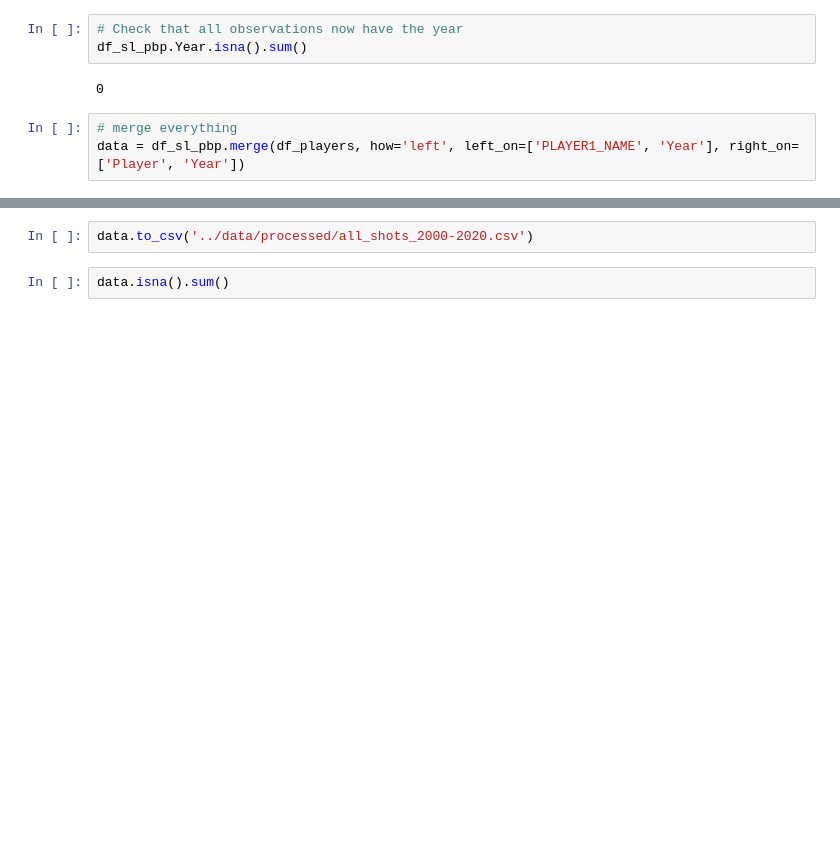
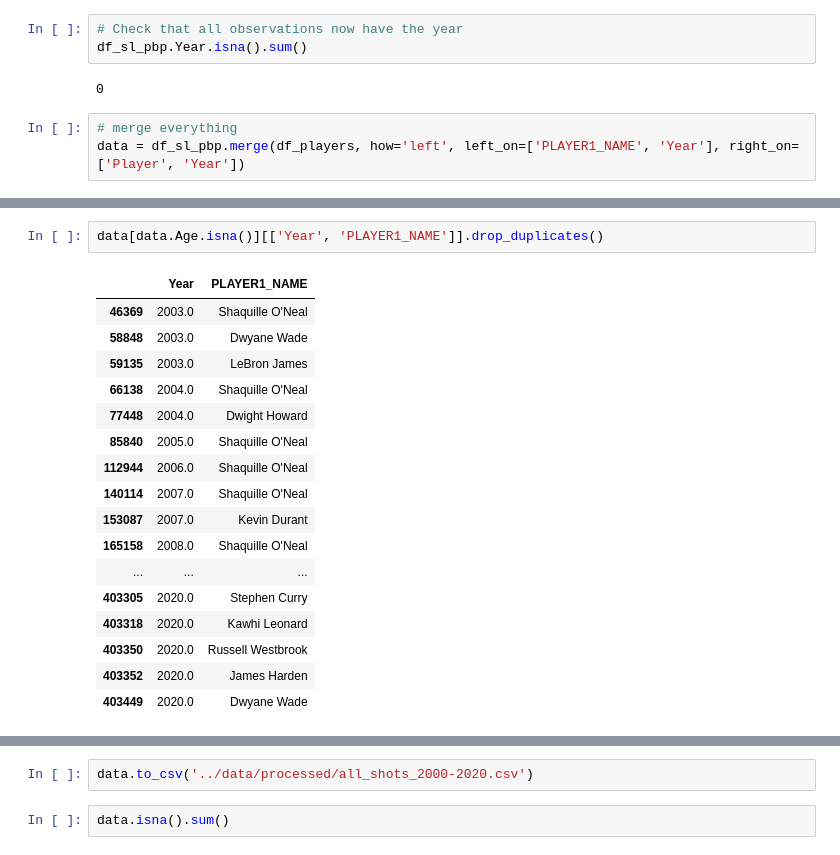
Before and after one commit to DataScientest-Studio/fev24_cds_nba1, a Jupyter notebook: notebooks/3.0-merge_datasets.ipynb, the cells around one changed output, grey strips where cells are left out. Saved outputs shown, nothing was run; the diff lists cells and outputs as text; blank space fills up the shorter version.

```diff
--- a/notebooks/3.0-merge_datasets.ipynb
+++ b/notebooks/3.0-merge_datasets.ipynb
@@ -136,0 +188,20 @@ data = data.drop(['VIDEO_AVAILABLE_FLAG', 'Game ID', 'Game Event ID', 'Player Na
+# %%
+data[data.Age.isna()][['Year', 'PLAYER1_NAME']].drop_duplicates()
+# %% [output]
+|  | Year | PLAYER1_NAME |
+| 46369 | 2003.0 | Shaquille O'Neal |
+| 58848 | 2003.0 | Dwyane Wade |
+| 59135 | 2003.0 | LeBron James |
+| 66138 | 2004.0 | Shaquille O'Neal |
+| 77448 | 2004.0 | Dwight Howard |
+| 85840 | 2005.0 | Shaquille O'Neal |
+| 112944 | 2006.0 | Shaquille O'Neal |
+| 140114 | 2007.0 | Shaquille O'Neal |
+| 153087 | 2007.0 | Kevin Durant |
+| 165158 | 2008.0 | Shaquille O'Neal |
+| ... | ... | ... |
+| 403305 | 2020.0 | Stephen Curry |
+| 403318 | 2020.0 | Kawhi Leonard |
+| 403350 | 2020.0 | Russell Westbrook |
+| 403352 | 2020.0 | James Harden |
+| 403449 | 2020.0 | Dwyane Wade |
```
Also changed, not shown: parts of 12 cells of this notebook, 3 other files.
